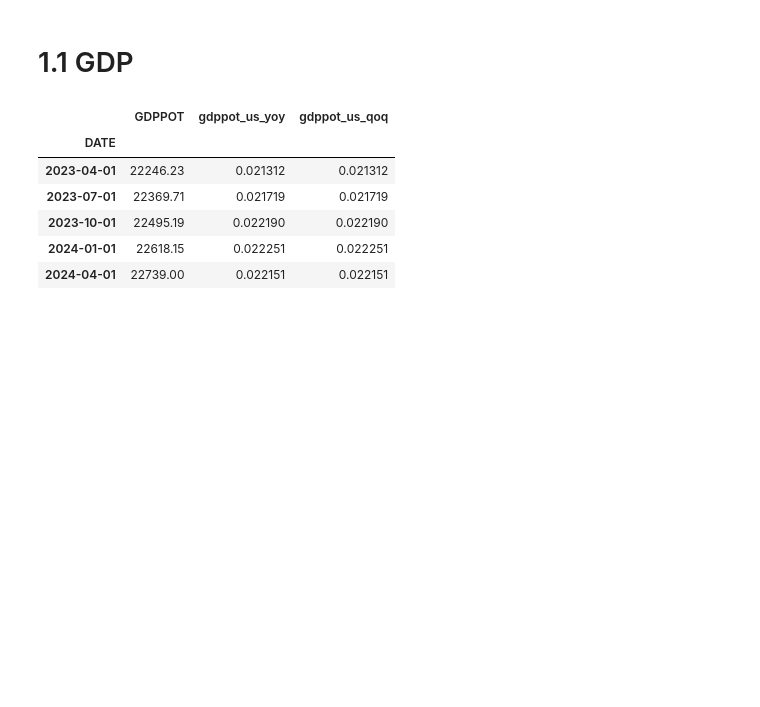
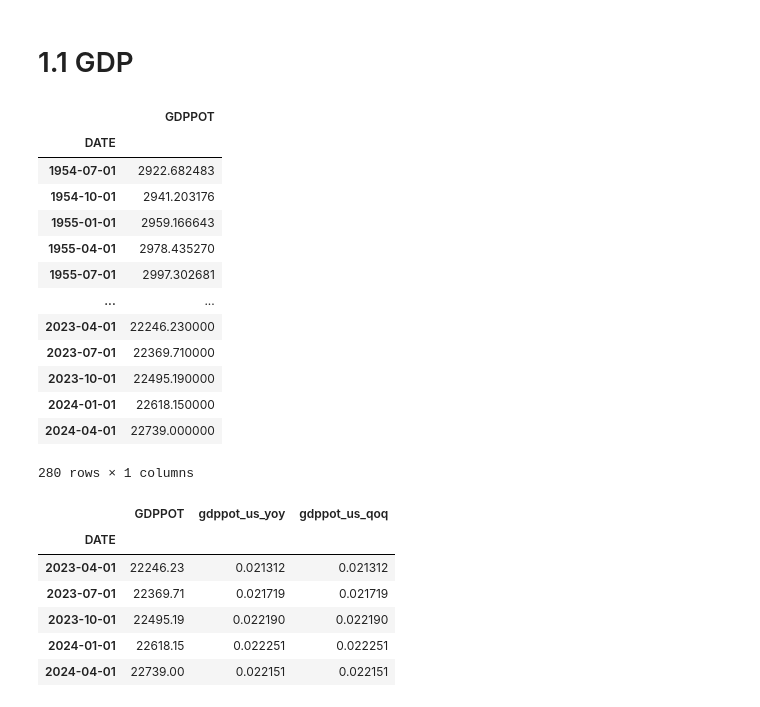
Before and after one commit to chiseanchang0727/Analytics-in-Stock-Markets, a Jupyter notebook: module1.ipynb, the cells around one changed output. Saved outputs shown, nothing was run; the diff lists cells and outputs as text; code cells hidden in the pictures; blank space fills up the shorter version.

```diff
--- a/module1.ipynb
+++ b/module1.ipynb
@@ -27,7 +27,23 @@ Period for indexes: 1954-04-16 to 2024-04-16
 # %%
 # Real Potential Gross Domestic Product (GDPPOT), Billions of Chained 2012 Dollars, QUARTERLY
 # https://fred.stlouisfed.org/series/GDPPOT
 gdppot = pdr.DataReader("GDPPOT", "fred", start=start)
+gdppot
+# %% [output]
+|  | GDPPOT |
+| DATE |  |
+| 1954-07-01 | 2922.682483 |
+| 1954-10-01 | 2941.203176 |
+| 1955-01-01 | 2959.166643 |
+| 1955-04-01 | 2978.435270 |
+| 1955-07-01 | 2997.302681 |
+| ... | ... |
+| 2023-04-01 | 22246.230000 |
+| 2023-07-01 | 22369.710000 |
+| 2023-10-01 | 22495.190000 |
+| 2024-01-01 | 22618.150000 |
+| 2024-04-01 | 22739.000000 |
+280 rows × 1 columns
 # %%
 gdppot['gdppot_us_yoy'] = gdppot.GDPPOT/gdppot.GDPPOT.shift(4)-1
 gdppot['gdppot_us_qoq'] = gdppot.GDPPOT/gdppot.GDPPOT.shift(4)-1
```
Also changed, not shown: parts of 1 cell of this notebook.
